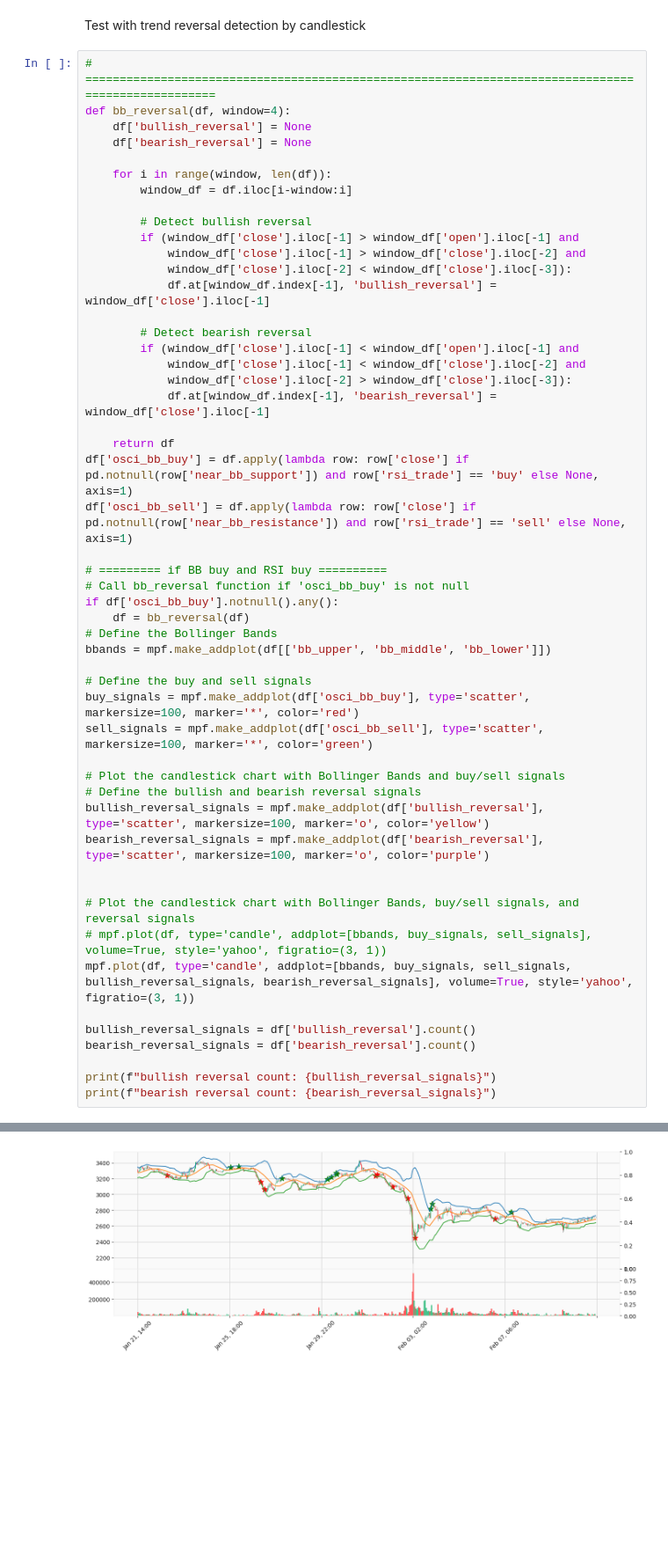
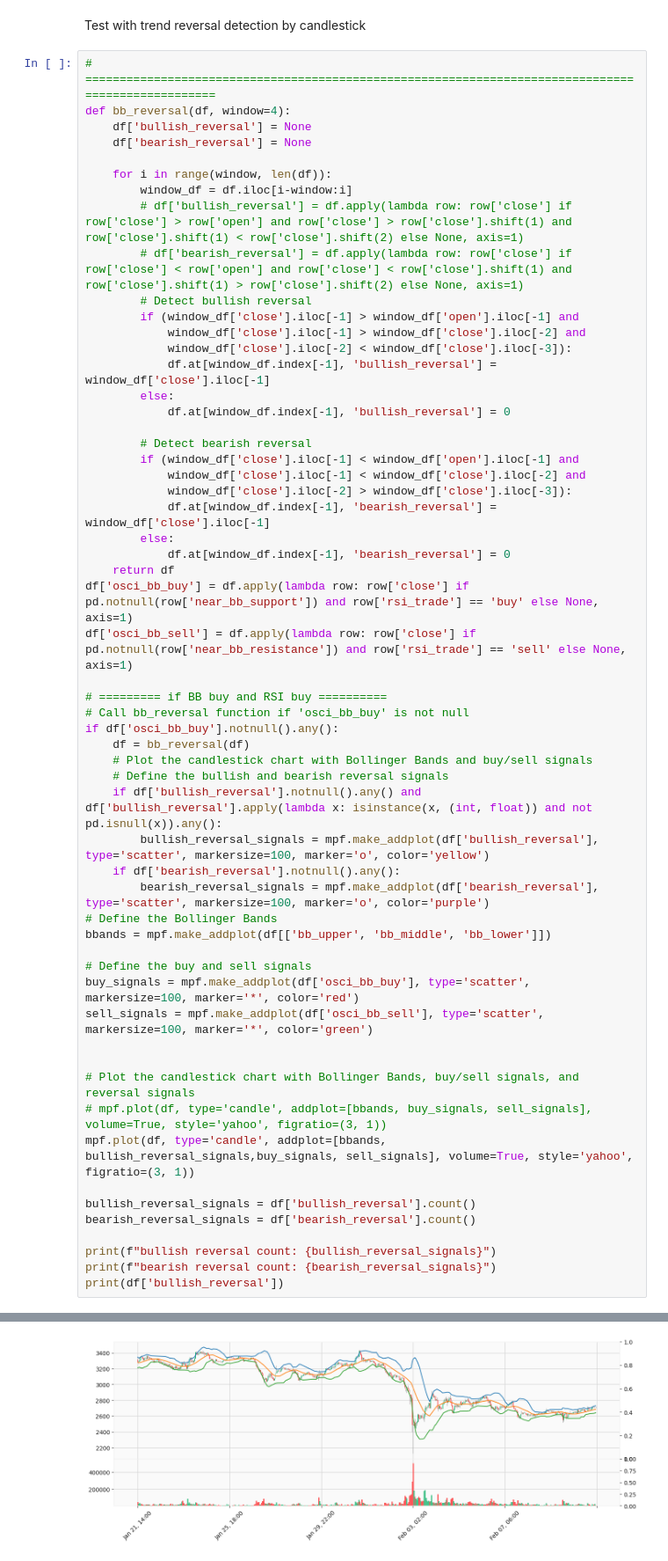
Before and after one commit to Generjet/binance_trader, a Jupyter notebook: crypto_chart_app/bb_tactic.ipynb, the cells around one changed output, grey strips where cells are left out. Shown: that part at 88% size. Drawn from its saved outputs; the diff is of its cells as text; blank space fills up the shorter version.

Commit message:
bullish reversal

```diff
--- a/crypto_chart_app/bb_tactic.ipynb
+++ b/crypto_chart_app/bb_tactic.ipynb
@@ -122,49 +122,55 @@ def bb_reversal(df, window=4):
 
     for i in range(window, len(df)):
         window_df = df.iloc[i-window:i]
-
+        # df['bullish_reversal'] = df.apply(lambda row: row['close'] if row['close'] > row['open'] and row['close'] > row['close'].shift(1) and row['close'].shift(1) < row['close'].shift(2) else None, axis=1)
+        # df['bearish_reversal'] = df.apply(lambda row: row['close'] if row['close'] < row['open'] and row['close'] < row['close'].shift(1) and row['close'].shift(1) > row['close'].shift(2) else None, axis=1)
         # Detect bullish reversal
         if (window_df['close'].iloc[-1] > window_df['open'].iloc[-1] and
             window_df['close'].iloc[-1] > window_df['close'].iloc[-2] and
             window_df['close'].iloc[-2] < window_df['close'].iloc[-3]):
             df.at[window_df.index[-1], 'bullish_reversal'] = window_df['close'].iloc[-1]
+        else:
+            df.at[window_df.index[-1], 'bullish_reversal'] = 0
 
         # Detect bearish reversal
         if (window_df['close'].iloc[-1] < window_df['open'].iloc[-1] and
             window_df['close'].iloc[-1] < window_df['close'].iloc[-2] and
             window_df['close'].iloc[-2] > window_df['close'].iloc[-3]):
             df.at[window_df.index[-1], 'bearish_reversal'] = window_df['close'].iloc[-1]
-
+        else:
+            df.at[window_df.index[-1], 'bearish_reversal'] = 0
     return df
 df['osci_bb_buy'] = df.apply(lambda row: row['close'] if pd.notnull(row['near_bb_support']) and row['rsi_trade'] == 'buy' else None, axis=1)
 df['osci_bb_sell'] = df.apply(lambda row: row['close'] if pd.notnull(row['near_bb_resistance']) and row['rsi_trade'] == 'sell' else None, axis=1)
 
 # ========= if BB buy and RSI buy ==========
 # Call bb_reversal function if 'osci_bb_buy' is not null
 if df['osci_bb_buy'].notnull().any():
     df = bb_reversal(df)
+    # Plot the candlestick chart with Bollinger Bands and buy/sell signals
+    # Define the bullish and bearish reversal signals
+    if df['bullish_reversal'].notnull().any() and df['bullish_reversal'].apply(lambda x: isinstance(x, (int, float)) and not pd.isnull(x)).any():
+        bullish_reversal_signals = mpf.make_addplot(df['bullish_reversal'], type='scatter', markersize=100, marker='o', color='yellow')
+    if df['bearish_reversal'].notnull().any():
+        bearish_reversal_signals = mpf.make_addplot(df['bearish_reversal'], type='scatter', markersize=100, marker='o', color='purple')
 # Define the Bollinger Bands
 bbands = mpf.make_addplot(df[['bb_upper', 'bb_middle', 'bb_lower']])
 
 # Define the buy and sell signals
 buy_signals = mpf.make_addplot(df['osci_bb_buy'], type='scatter', markersize=100, marker='*', color='red')
 sell_signals = mpf.make_addplot(df['osci_bb_sell'], type='scatter', markersize=100, marker='*', color='green')
 
-# Plot the candlestick chart with Bollinger Bands and buy/sell signals
-# Define the bullish and bearish reversal signals
-bullish_reversal_signals = mpf.make_addplot(df['bullish_reversal'], type='scatter', markersize=100, marker='o', color='yellow')
-bearish_reversal_signals = mpf.make_addplot(df['bearish_reversal'], type='scatter', markersize=100, marker='o', color='purple')
-
 
 # Plot the candlestick chart with Bollinger Bands, buy/sell signals, and reversal signals
 # mpf.plot(df, type='candle', addplot=[bbands, buy_signals, sell_signals], volume=True, style='yahoo', figratio=(3, 1))
-mpf.plot(df, type='candle', addplot=[bbands, buy_signals, sell_signals, bullish_reversal_signals, bearish_reversal_signals], volume=True, style='yahoo', figratio=(3, 1))
+mpf.plot(df, type='candle', addplot=[bbands, bullish_reversal_signals,buy_signals, sell_signals], volume=True, style='yahoo', figratio=(3, 1))
 
 bullish_reversal_signals = df['bullish_reversal'].count()
 bearish_reversal_signals = df['bearish_reversal'].count()
 
 print(f"bullish reversal count: {bullish_reversal_signals}")
 print(f"bearish reversal count: {bearish_reversal_signals}")
+print(df['bullish_reversal'])
 # %% [output]
 TypeError: must be real number, not NoneType
-[figure, old version]
+[figure, new version]
```
